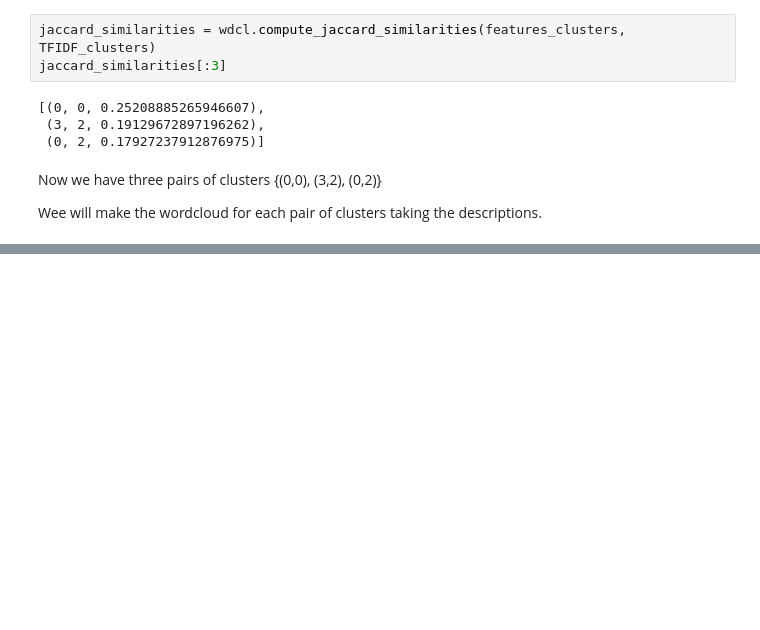
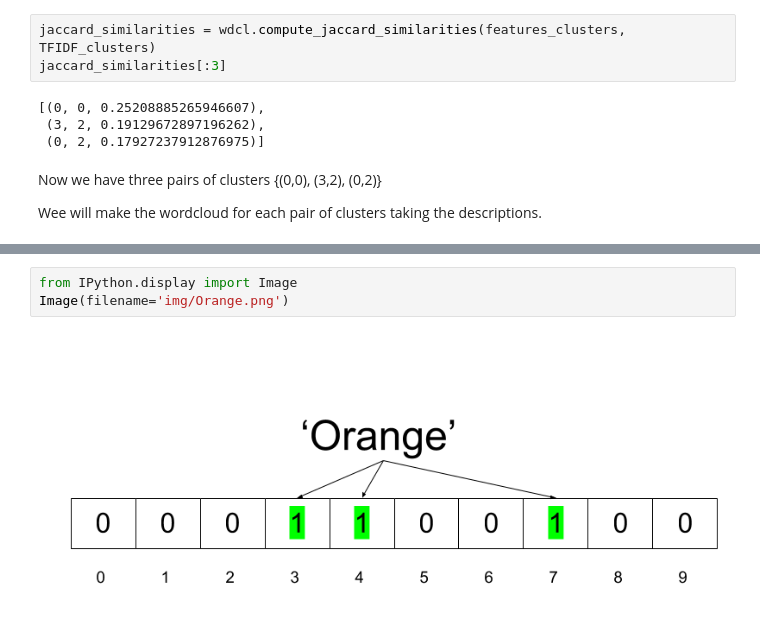
Before and after one commit to cerniello/Web-Scraping-Clustering-Real-Estate-Data, a Jupyter notebook: HW4.ipynb, the cells around one changed output, grey strips where cells are left out. Cells and saved outputs as stored; diff of their text form; blank space fills up the shorter version.

```diff
--- a/HW4.ipynb
+++ b/HW4.ipynb
@@ -402,0 +513,5 @@ wdcl.setWordcloud(Jdf, features_clusters[3], TFIDF_clusters[2])
+# %%
+from IPython.display import Image
+Image(filename='img/Orange.png')
+# %% [output]
+[figure, added]
```
Also changed, not shown: parts of 40 cells of this notebook.
